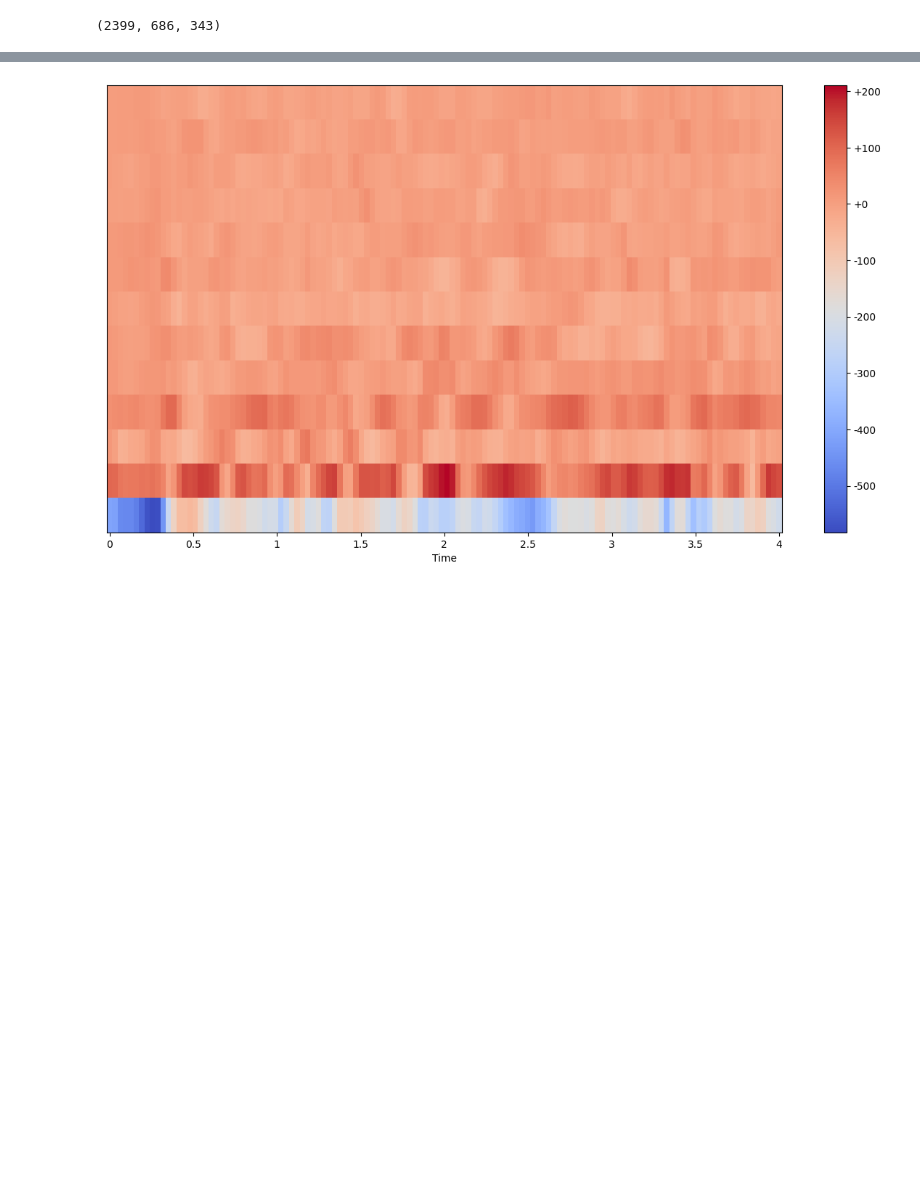
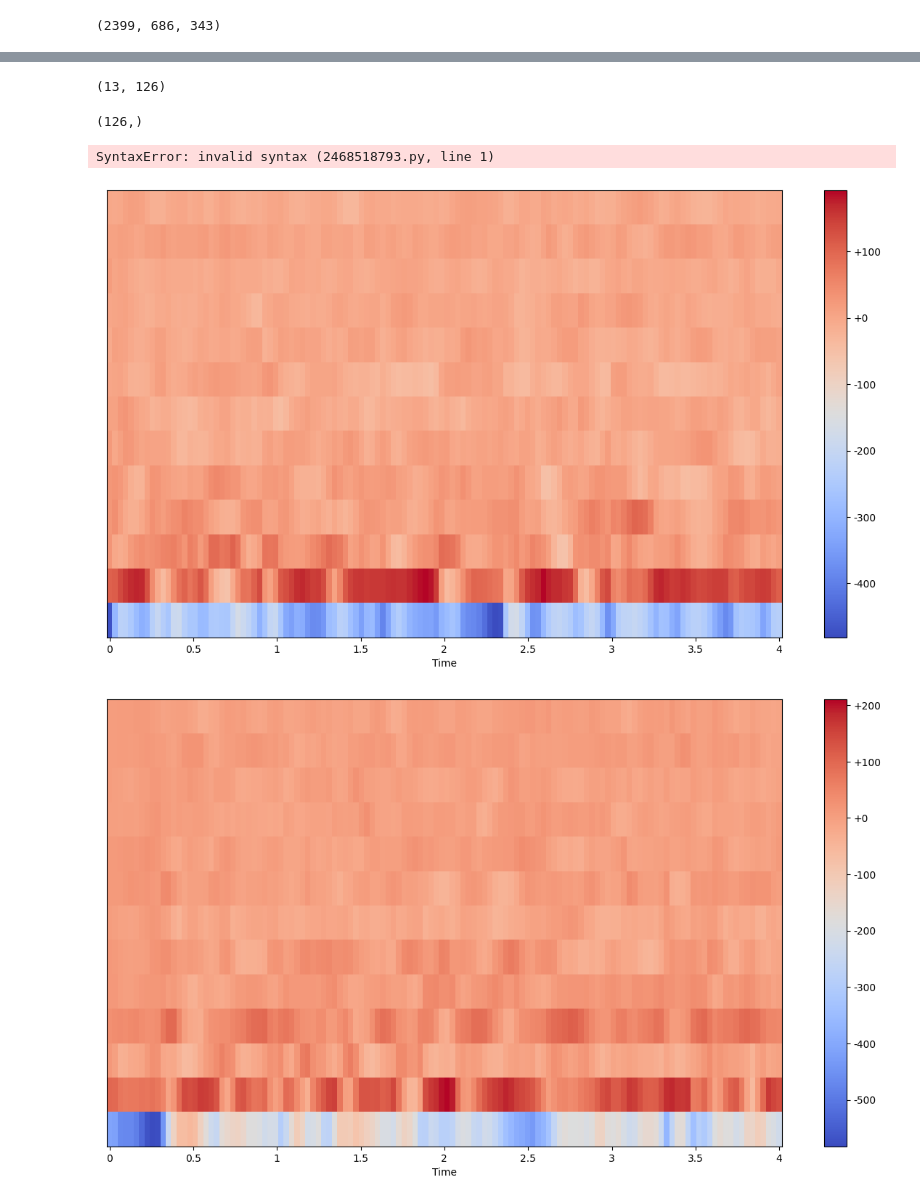
Before and after one commit to renzo-b/audio-speaker-recognition, a Jupyter notebook: notebooks/speaker_verification.ipynb, the cells around one changed output, grey strips where cells are left out. Cells and saved outputs as stored; diff of their text form; code cells hidden in the pictures; blank space fills up the shorter version.

```diff
--- a/notebooks/speaker_verification.ipynb
+++ b/notebooks/speaker_verification.ipynb
@@ -238,0 +256,4 @@ mfcc_dataset_train.__getitem__(0)[0].shape
+# %%
+mfcc_dataset_train.__getitem__(0)[0].shape
+# %% [output]
+(13, 126)
@@ -239,3 +262,18 @@ mfcc_dataset_train.__getitem__(0)[0].shape
+# %%
+mfcc_dataset_train[0][0][0,:].shape
+# %% [output]
+(126,)
+# %%
+mfcc_dataset_train.waveform_speaker_pairs[[0,:],0]
+# %% [output]
+SyntaxError: invalid syntax (2468518793.py, line 1)
+# %%
+plt.figure(figsize=(15, 8))
+librosa.display.specshow(mfcc[0].numpy(), x_axis="time", sr=sample_rate)
+plt.colorbar(format="%+2.f")
+plt.show()
+# %% [output]
+[figure, added]
 # %%
 train_loader = DataLoader(mfcc_dataset, batch_size=batch_size, shuffle=True)
 # %%
```
Also changed, not shown: parts of 8 cells of this notebook.
